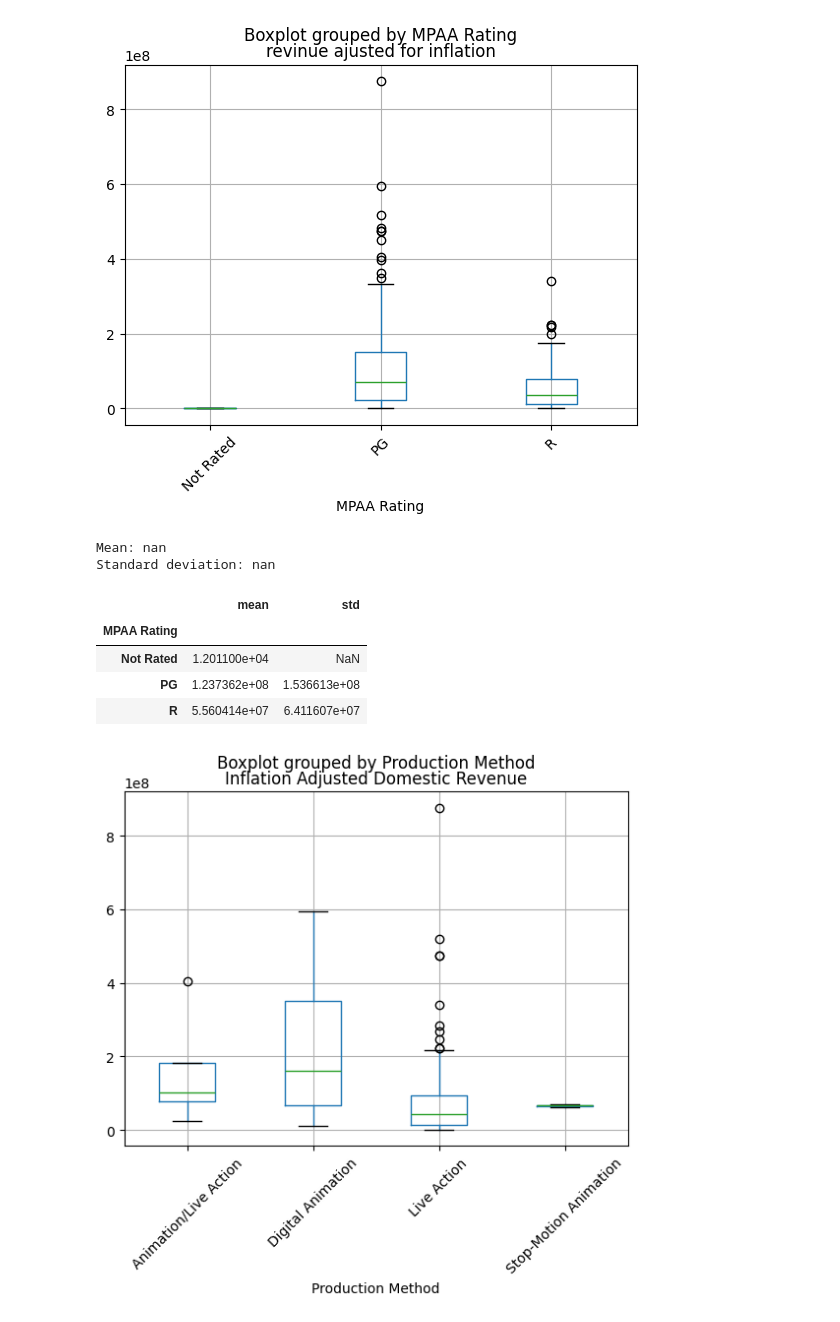
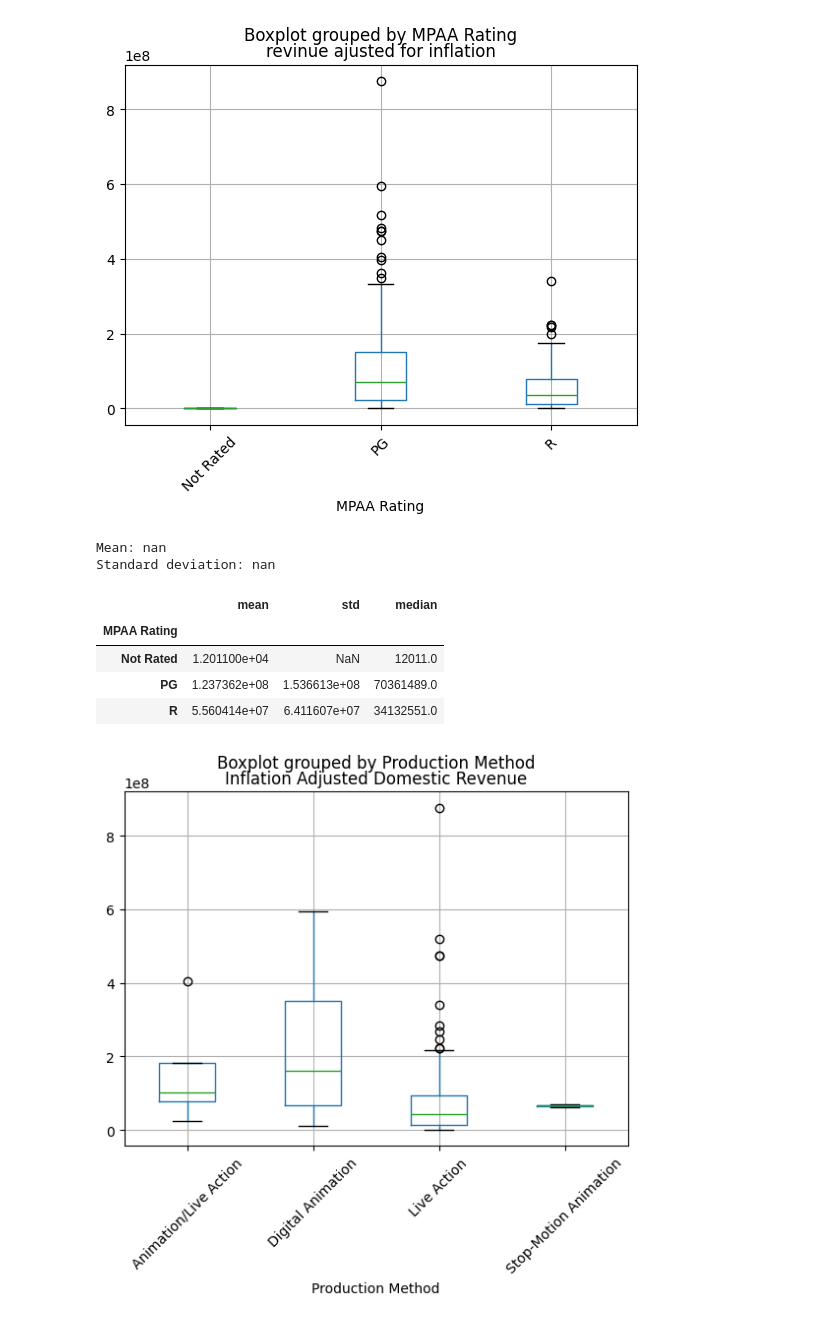
Before and after one commit to CNelson2004/Final_Movie_Analysis, a Jupyter notebook: analyze.ipynb, the cells around one changed output. Cells and saved outputs as stored; diff of their text form; code cells hidden in the pictures.

```diff
--- a/analyze.ipynb
+++ b/analyze.ipynb
@@ -319,19 +328,19 @@ plt.show()
 # %%
 filtered_one = df[df['MPAA Rating'] == 'Inflation Adjusted Domestic Revenue']
 mean_val_one = filtered_one['Inflation Adjusted Domestic Revenue'].mean()
 std_val_one = filtered_one['Inflation Adjusted Domestic Revenue'].std()
 
 print("Mean:", mean_val_one)
 print("Standard deviation:", std_val_one)
-df.groupby('MPAA Rating')['Inflation Adjusted Domestic Revenue'].agg(['mean','std'])
+df.groupby('MPAA Rating')['Inflation Adjusted Domestic Revenue'].agg(['mean','std','median'])
 # %% [output]
 Mean: nan
 Standard deviation: nan
-|  | mean | std |
-| MPAA Rating |  |  |
-| Not Rated | 1.201100e+04 | NaN |
-| PG | 1.237362e+08 | 1.536613e+08 |
-| R | 5.560414e+07 | 6.411607e+07 |
+|  | mean | std | median |
+| MPAA Rating |  |  |  |
+| Not Rated | 1.201100e+04 | NaN | 12011.0 |
+| PG | 1.237362e+08 | 1.536613e+08 | 70361489.0 |
+| R | 5.560414e+07 | 6.411607e+07 | 34132551.0 |
 # %%
 # not reated mean = 1.2e^4, sd = na
 # PG mean = 1.23 e^8, sd = 1.5 e^8
```
Also changed, not shown: parts of 14 cells of this notebook, 16 other files.
